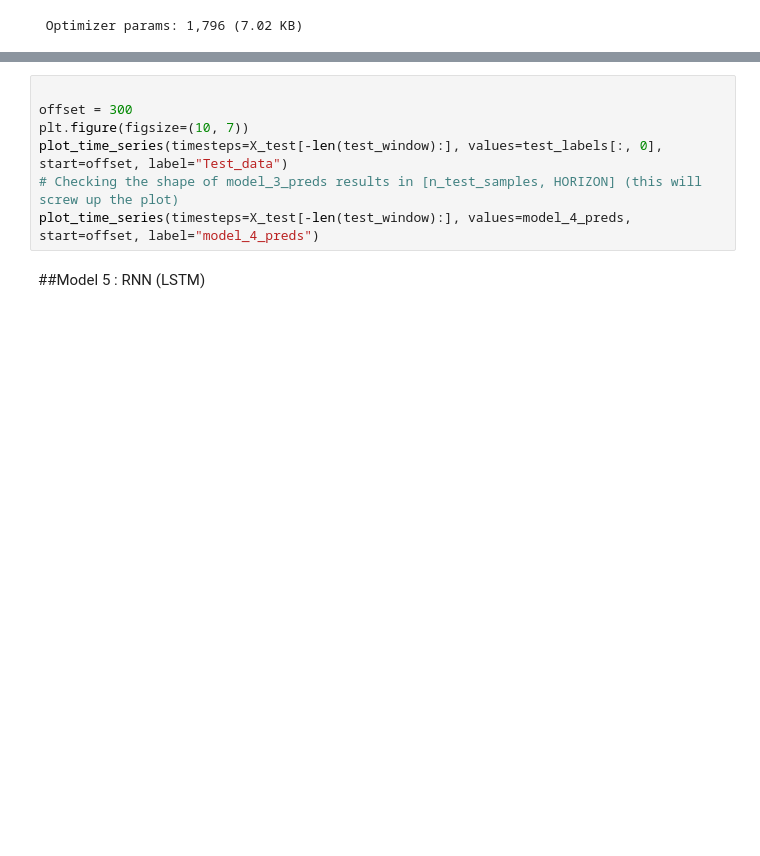
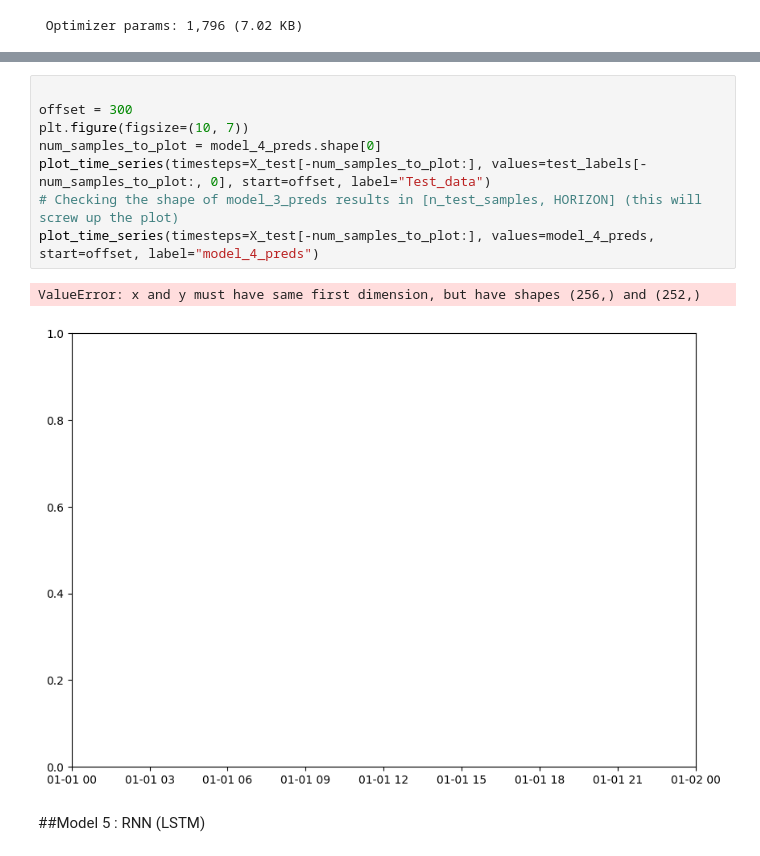
Before and after one commit to NITIN9694/TensorFlow-Learning, a Jupyter notebook: 11_time_series_forecasting_in_tensorflow.ipynb, the cells around one changed output, grey strips where cells are left out. Cells and saved outputs as stored; diff of their text form; blank space fills up the shorter version.

```diff
--- a/11_time_series_forecasting_in_tensorflow.ipynb
+++ b/11_time_series_forecasting_in_tensorflow.ipynb
@@ -900,10 +1007,14 @@ model_4_results
 # %%
 
 offset = 300
 plt.figure(figsize=(10, 7))
-plot_time_series(timesteps=X_test[-len(test_window):], values=test_labels[:, 0], start=offset, label="Test_data")
+num_samples_to_plot = model_4_preds.shape[0]
+plot_time_series(timesteps=X_test[-num_samples_to_plot:], values=test_labels[-num_samples_to_plot:, 0], start=offset, label="Test_data")
 # Checking the shape of model_3_preds results in [n_test_samples, HORIZON] (this will screw up the plot)
-plot_time_series(timesteps=X_test[-len(test_window):], values=model_4_preds, start=offset, label="model_4_preds")
+plot_time_series(timesteps=X_test[-num_samples_to_plot:], values=model_4_preds, start=offset, label="model_4_preds")
+# %% [output]
+ValueError: x and y must have same first dimension, but have shapes (256,) and (252,)
+[figure, added]
 # %% [markdown]
 ##Model 5 : RNN (LSTM)
 # %%
```
Also changed, not shown: parts of 38 cells of this notebook.
